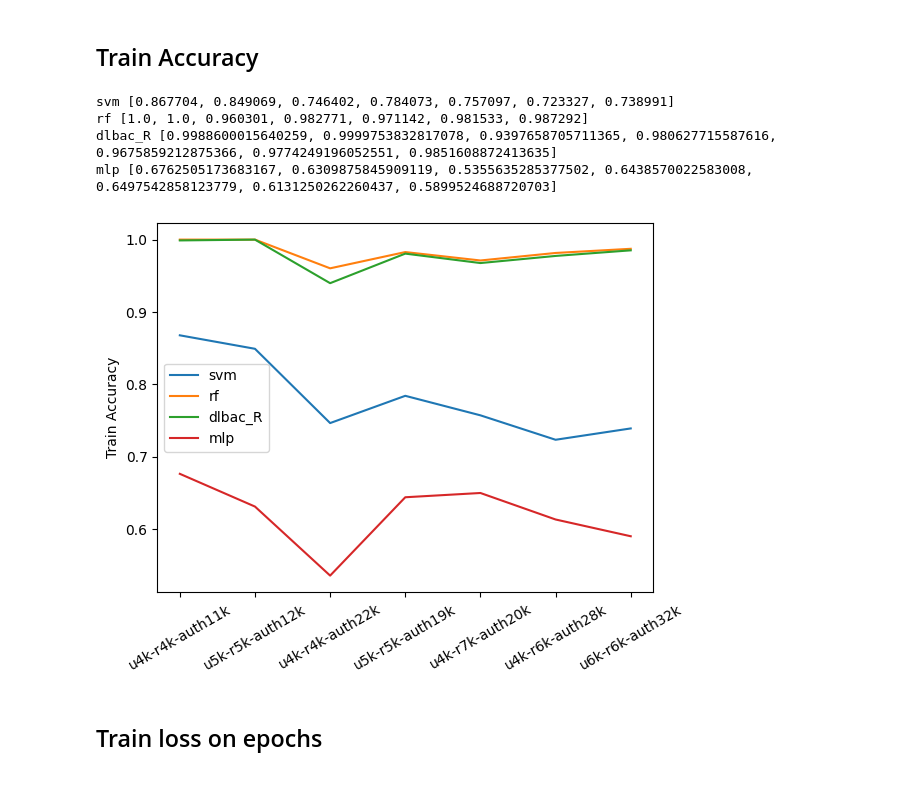
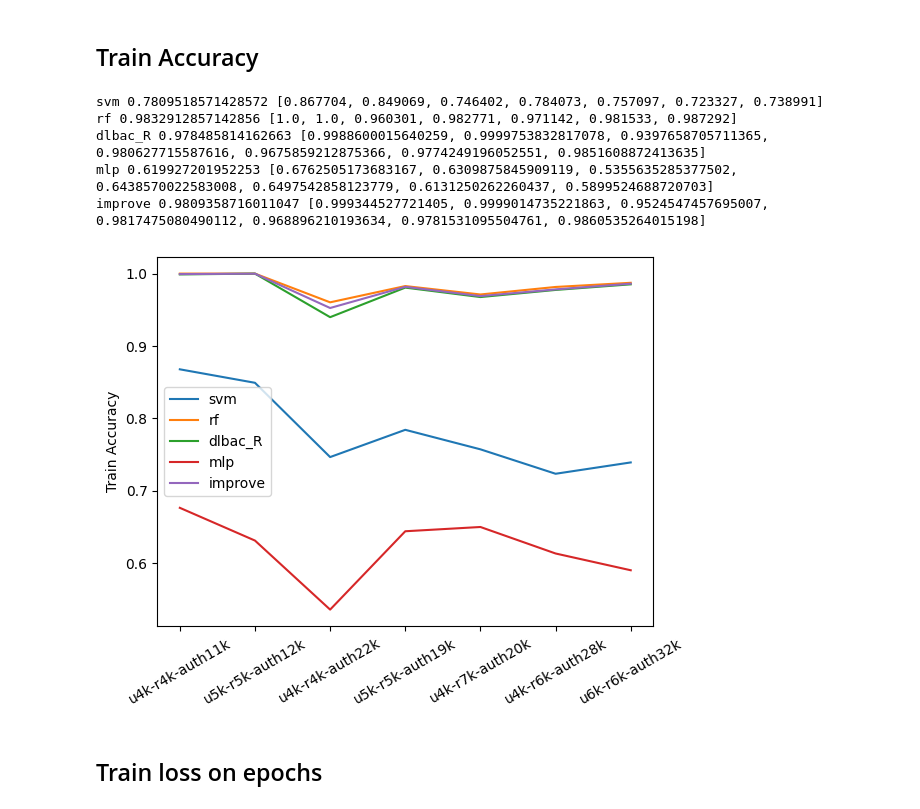
Before and after one commit to mgr-cse/nn-access-ctrl, a Jupyter notebook: model-analysis.ipynb, the cells around one changed output. Saved outputs shown, nothing was run; the diff lists cells and outputs as text; code cells hidden in the pictures.

```diff
--- a/model-analysis.ipynb
+++ b/model-analysis.ipynb
@@ -191,38 +196,41 @@ plt.figure(0)
 plt.ylabel('Train Accuracy')
 plt.xticks(rotation=30)
 
 ## for ml
 for model in ['svm', 'rf']:
     data_path = working_directory + '/02-output/' + model + '/'
     y = []
     for d in datasets:
         acc = load_result_param(data_path, d, 'Train accuracy')
         y.append(acc)
     plt.plot(datasets, y, label=model)
     print(model, sum(y)/len(y), y)
 
 ## for nn
 for model in ['dlbac_R', 'mlp', 'improve']:
     data_path = working_directory + '/02-output/' + model + '/'
     y = []
     for d in datasets:
         history = None
         if model == 'dlbac_R':
             history = nn_load_history(data_path, d, 'history_dlbac_alpha')
+        elif model == 'improve':
+            history = nn_load_history(data_path, d, 'history_dlbac_alpha')
         else: history = nn_load_history(data_path, d, 'history_' + model)
         acc = float(history['binary_accuracy'][-1])
         y.append(acc)
     plt.plot(datasets, y, label=model)
     print(model, sum(y)/len(y), y)
 
 plt.legend()
 plt.show()
 # %% [output]
-svm [0.867704, 0.849069, 0.746402, 0.784073, 0.757097, 0.723327, 0.738991]
-rf [1.0, 1.0, 0.960301, 0.982771, 0.971142, 0.981533, 0.987292]
-dlbac_R [0.9988600015640259, 0.9999753832817078, 0.9397658705711365, 0.980627715587616, 0.9675859212875366, 0.9774249196052551, 0.9851608872413635]
-mlp [0.6762505173683167, 0.6309875845909119, 0.5355635285377502, 0.6438570022583008, 0.6497542858123779, 0.6131250262260437, 0.5899524688720703]
+svm 0.7809518571428572 [0.867704, 0.849069, 0.746402, 0.784073, 0.757097, 0.723327, 0.738991]
+rf 0.9832912857142856 [1.0, 1.0, 0.960301, 0.982771, 0.971142, 0.981533, 0.987292]
+dlbac_R 0.978485814162663 [0.9988600015640259, 0.9999753832817078, 0.9397658705711365, 0.980627715587616, 0.9675859212875366, 0.9774249196052551, 0.9851608872413635]
+mlp 0.619927201952253 [0.6762505173683167, 0.6309875845909119, 0.5355635285377502, 0.6438570022583008, 0.6497542858123779, 0.6131250262260437, 0.5899524688720703]
+improve 0.9809358716011047 [0.999344527721405, 0.9999014735221863, 0.9524547457695007, 0.9817475080490112, 0.968896210193634, 0.9781531095504761, 0.9860535264015198]
-[figure, old version]
+[figure, new version]
 # %% [markdown]
 ## Train loss on epochs
 # %%
```
Also changed, not shown: parts of 6 cells of this notebook, 38 other files.
